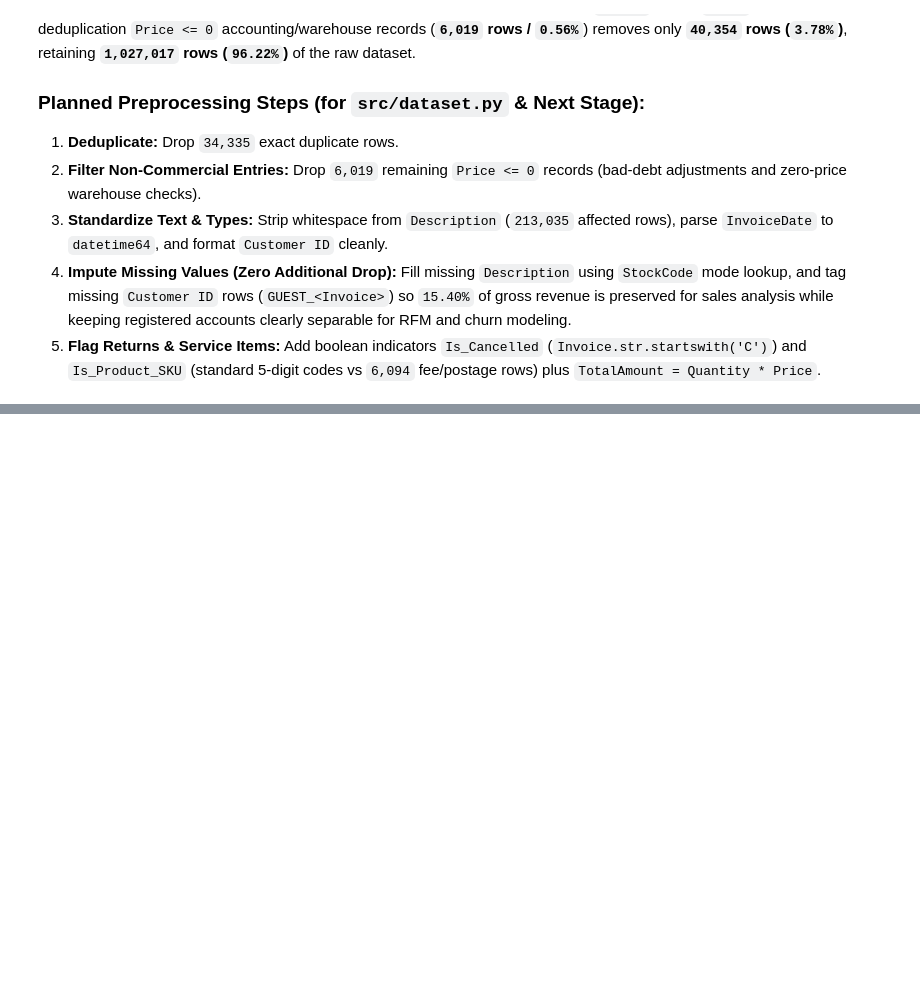
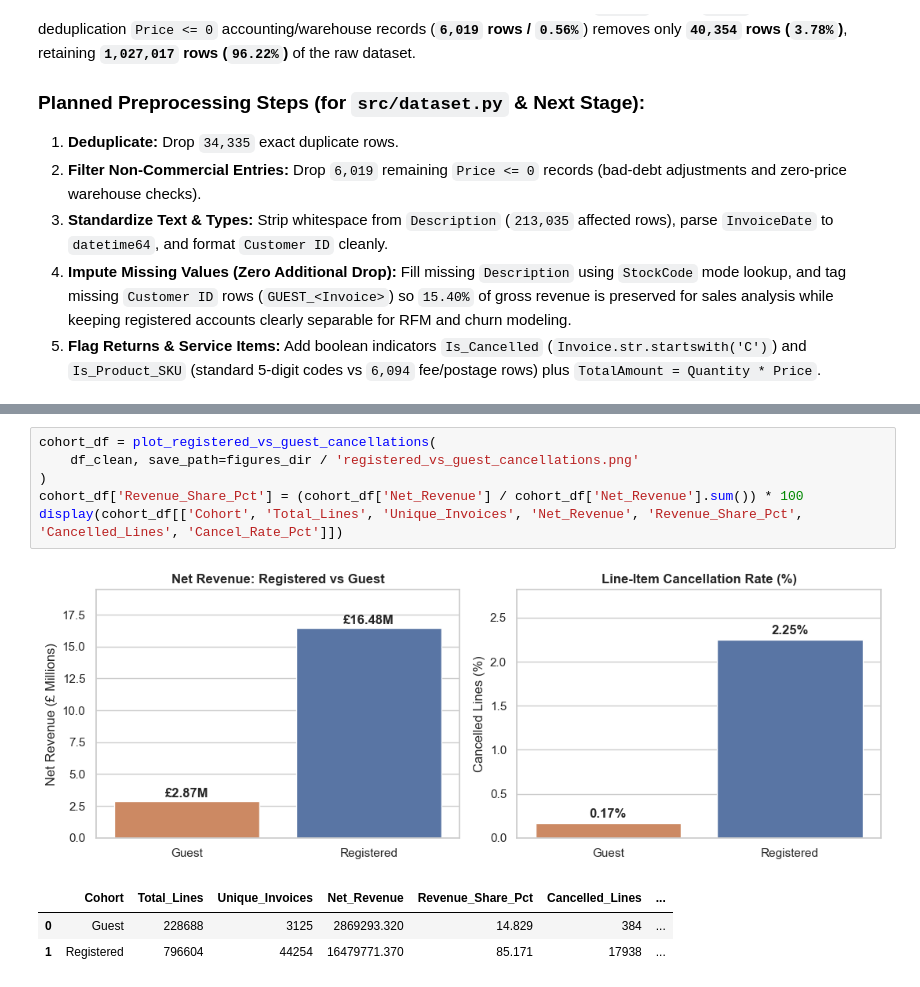
Before and after one commit to ankit-singh09/Retail-Ecommerce--CSCP, a Jupyter notebook: notebooks/1.0-eda.ipynb, the cells around one changed output, grey strips where cells are left out. Saved outputs shown, nothing was run; the diff lists cells and outputs as text; blank space fills up the shorter version.

```diff
--- a/notebooks/1.0-eda.ipynb
+++ b/notebooks/1.0-eda.ipynb
@@ -490,0 +598,11 @@ Running the exact pre-cleaning simulation confirms that removing exact duplicate
+# %%
+cohort_df = plot_registered_vs_guest_cancellations(
+    df_clean, save_path=figures_dir / 'registered_vs_guest_cancellations.png'
+)
+cohort_df['Revenue_Share_Pct'] = (cohort_df['Net_Revenue'] / cohort_df['Net_Revenue'].sum()) * 100
+display(cohort_df[['Cohort', 'Total_Lines', 'Unique_Invoices', 'Net_Revenue', 'Revenue_Share_Pct', 'Cancelled_Lines', 'Cancel_Rate_Pct']])
+# %% [output]
+[figure, added]
+|  | Cohort | Total_Lines | Unique_Invoices | Net_Revenue | Revenue_Share_Pct | Cancelled_Lines | ... |
+| 0 | Guest | 228688 | 3125 | 2869293.320 | 14.829 | 384 | ... |
+| 1 | Registered | 796604 | 44254 | 16479771.370 | 85.171 | 17938 | ... |
```
Also changed, not shown: parts of 10 cells of this notebook, 5 other files.
